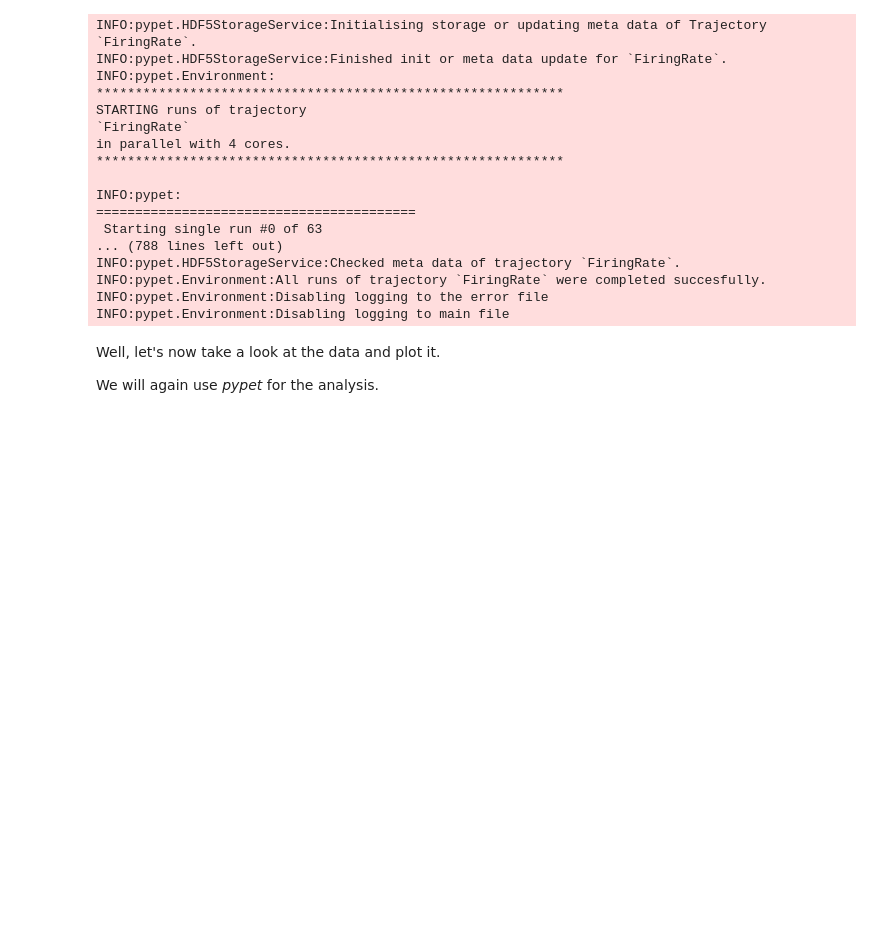
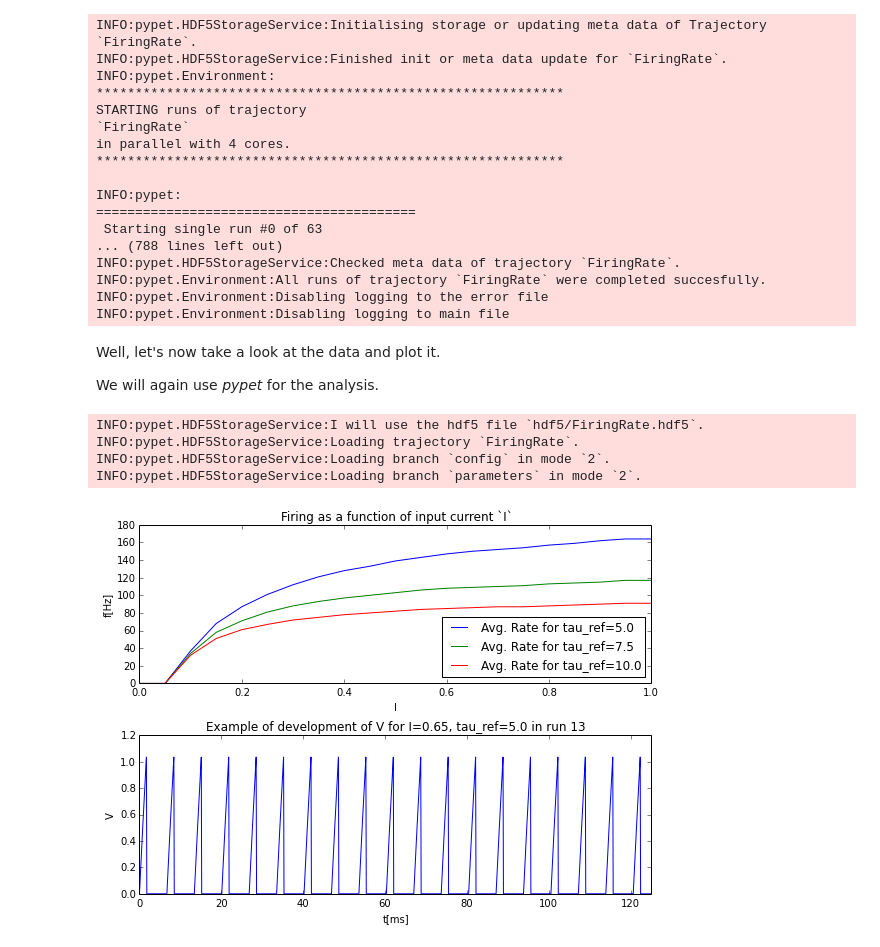
Before and after one commit to SmokinCaterpillar/GroupTalkDemo, a Jupyter notebook: notebooks/neuron_demo.ipynb, the cells around one changed output. Drawn from its saved outputs; the diff is of its cells as text; code cells hidden in the pictures; blank space fills up the shorter version.

```diff
--- a/notebooks/neuron_demo.ipynb
+++ b/notebooks/neuron_demo.ipynb
@@ -327,3 +325,78 @@ INFO:pypet.Environment:Disabling logging to main file
 Well, let's now take a look at the data and plot it.
 
 We will again use *pypet* for the analysis.
+# %%
+from pypet import Trajectory
+
+# This time we don't need an environment since we just going to look
+# at data in the trajectory
+traj = Trajectory('FiringRate', add_time=False)
+
+# Let's load the trajectory from the file
+# Only load the parameters, we will load the results on the fly as we need them
+filename = os.path.join('hdf5', 'FiringRate.hdf5')
+traj.f_load(load_parameters=2, load_derived_parameters=0, load_results=0,
+            load_other_data=0, filename=filename)
+
+# We'll simply use auto loading so all data will be loaded when needed.
+traj.v_auto_load = True
+
+rates_frame = traj.res.summary.firing_rates.rates_frame
+# Here we load the data automatically on the fly
+
+plt.figure(figsize=(8,6))
+plt.subplot(2,1,1)
+#Let's iterate through the columns and plot the different firing rates :
+for tau_ref, I_col in rates_frame.iteritems():
+    plt.plot(I_col.index, I_col, label='Avg. Rate for tau_ref=%s' % str(tau_ref))
+
+# Label the plot
+plt.xlabel('I')
+plt.ylabel('f[Hz]')
+plt.title('Firing as a function of input current `I`')
+plt.legend(loc='best')
+
+# Also let's plot an example run, how about run 13 ?
+example_run = 13
+
+traj.v_idx = example_run # We make the trajectory behave as a single run container.
+# This short statement has two major effects:
+# a) all explored parameters are set to the value of run 13,
+# b) if there are tree nodes with names other than the current run aka `run_00000013`
+# they are simply ignored, if we use the `$` sign or the `crun` statement,
+# these are translated into `run_00000013`.
+
+# Get the example data
+example_I = traj.I
+example_tau_ref = traj.tau_ref
+example_V = traj.results.neuron.crun.V # Here crun stands for run_00000013
+
+# We need the time step...
+dt = traj.dt
+# ...to create an x-axis for the plot
+dt_array = [irun * dt for irun in range(len(example_V))]
+
+# And plot the development of V over time,
+# Since this is rather repetitive, we only
+# plot the first eighth of it.
+plt.subplot(2,1,2)
+plt.plot(dt_array, example_V)
+plt.xlim((0, dt*len(example_V)/8))
+
+# Label the axis
+plt.xlabel('t[ms]')
+plt.ylabel('V')
+plt.title('Example of development of V for I=%s, tau_ref=%s in run %d' %
+          (str(example_I), str(example_tau_ref), traj.v_idx))
+plt.tight_layout()
+
+# Finally revoke the `traj.v_idx=13` statement and set everything back to normal.
+# Since our analysis is done here, we could skip that, but it is always a good idea
+# to do that.
+traj.f_restore_default()
+# %% [output]
+INFO:pypet.HDF5StorageService:I will use the hdf5 file `hdf5/FiringRate.hdf5`.
+INFO:pypet.HDF5StorageService:Loading trajectory `FiringRate`.
+INFO:pypet.HDF5StorageService:Loading branch `config` in mode `2`.
+INFO:pypet.HDF5StorageService:Loading branch `parameters` in mode `2`.
+[figure, added]
```
Also changed, not shown: parts of 4 cells of this notebook, 1 other file.
